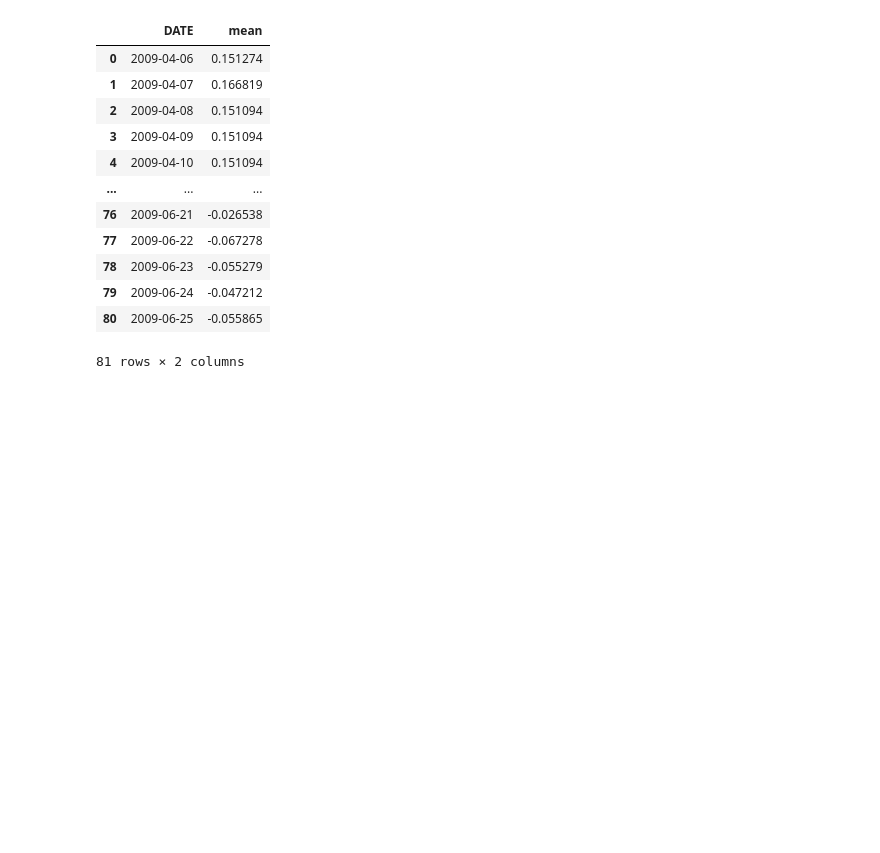
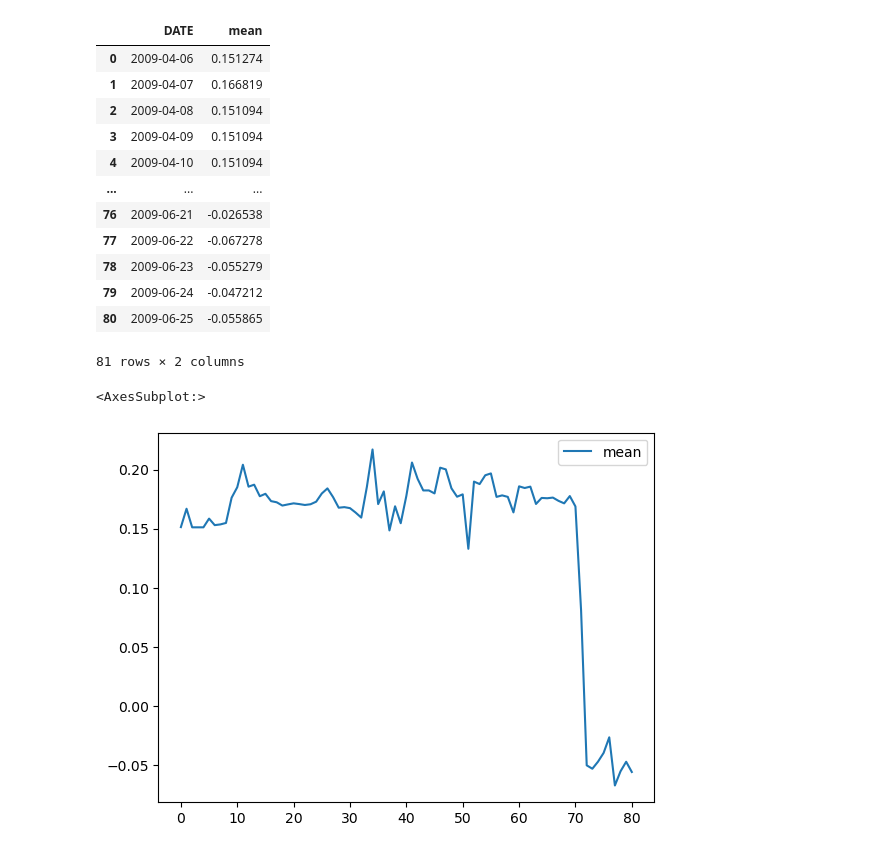
Before and after one commit to milooranm/ForecastingSentiment, a Jupyter notebook: TSA and forecasting.ipynb, the cells around one changed output. Drawn from its saved outputs; the diff is of its cells as text; code cells hidden in the pictures; blank space fills up the shorter version.

```diff
--- a/TSA and forecasting.ipynb
+++ b/TSA and forecasting.ipynb
@@ -20,3 +20,8 @@ df
 | 79 | 2009-06-24 | -0.047212 |
 | 80 | 2009-06-25 | -0.055865 |
 81 rows × 2 columns
+# %%
+df.plot(method=scatter)
+# %% [output]
+<AxesSubplot:>
+[figure, added]
```
Also changed, not shown: parts of 13 cells of this notebook, 1 other file.
